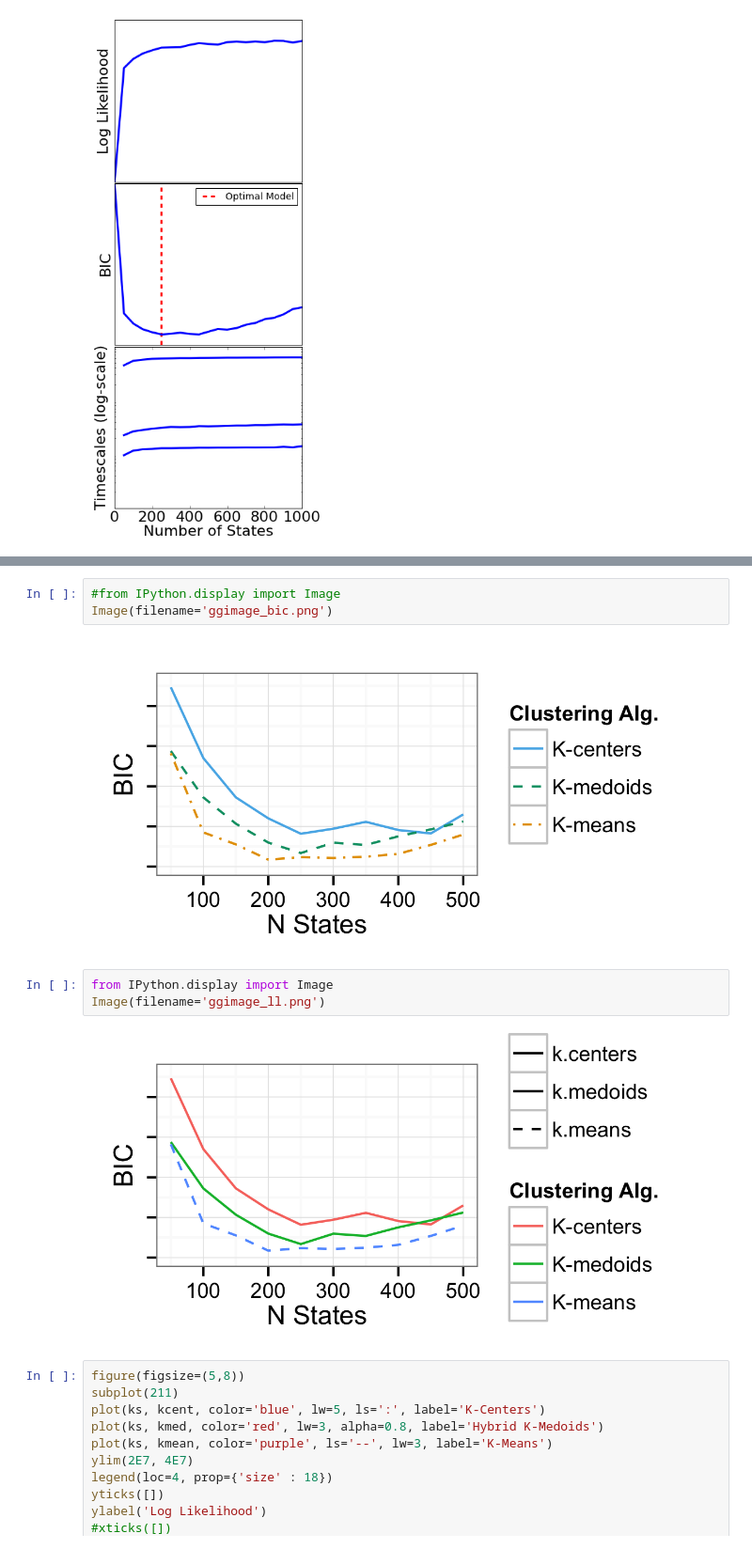
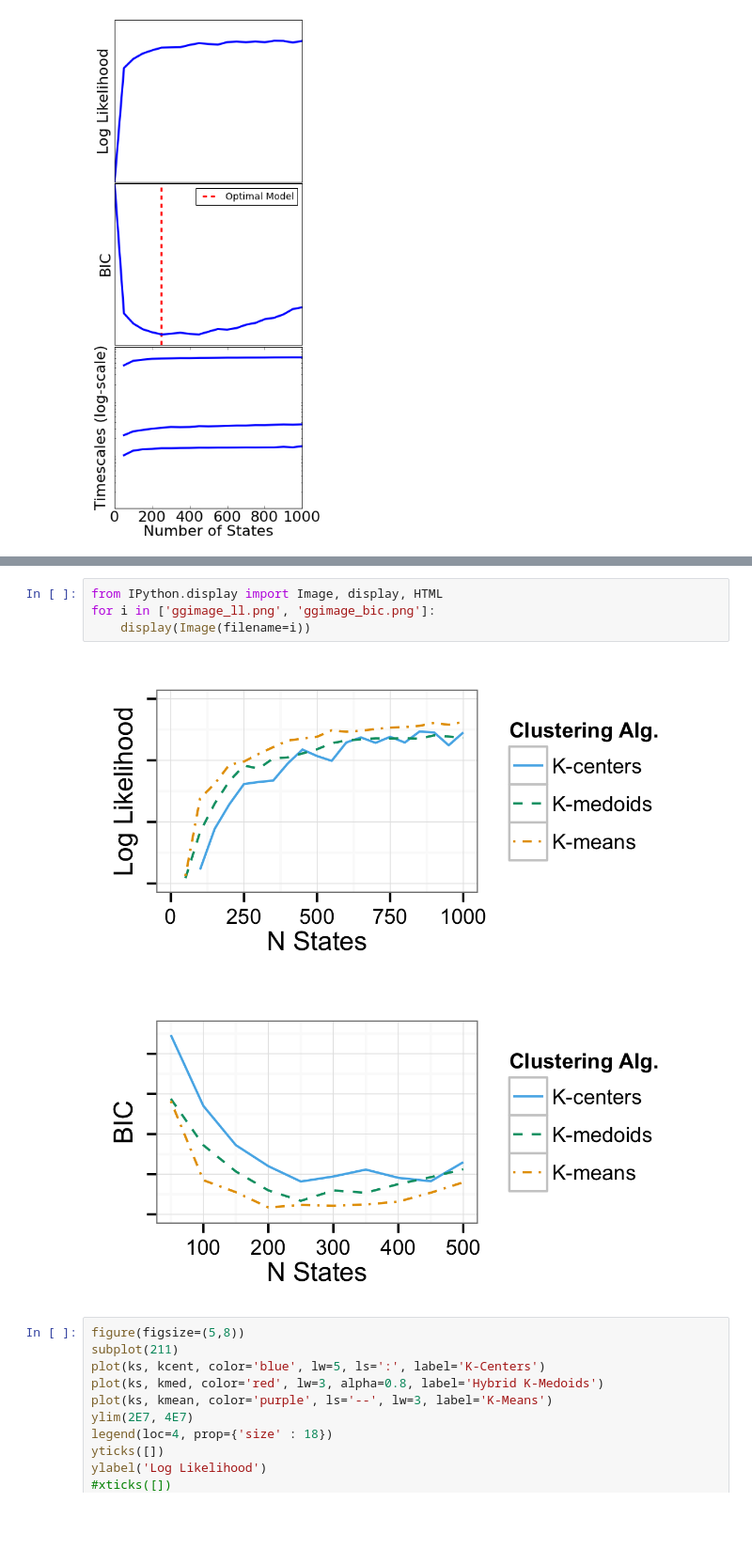
Before and after one commit to rmcgibbo/opt-k, a Jupyter notebook: muller/likelihoods.ipynb, the cells around one changed output, grey strips where cells are left out. Shown at 94% size. Drawn from its saved outputs; the diff is of its cells as text; blank space fills up the shorter version.

```diff
--- a/muller/likelihoods.ipynb
+++ b/muller/likelihoods.ipynb
@@ -179,13 +179,10 @@ Warning messages:
-# %%
-#from IPython.display import Image
-Image(filename='ggimage_bic.png')
-# %% [output]
-[figure, removed]
 # %%
-from IPython.display import Image
-Image(filename='ggimage_ll.png')
+from IPython.display import Image, display, HTML
+for i in ['ggimage_ll.png', 'ggimage_bic.png']:
+    display(Image(filename=i))
 # %% [output]
-[figure, old version]
+[figure, new version]
+[figure, added]
 # %%
 figure(figsize=(5,8))
 subplot(211)
```
Also changed, not shown: parts of 2 cells of this notebook, 2 other files.
